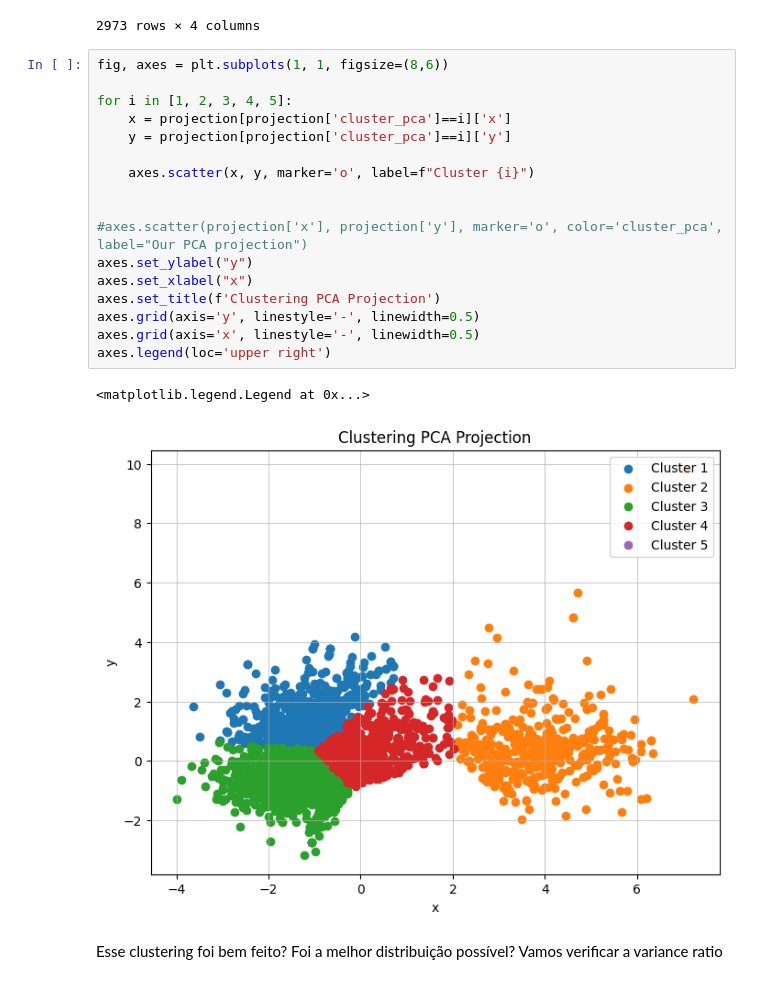
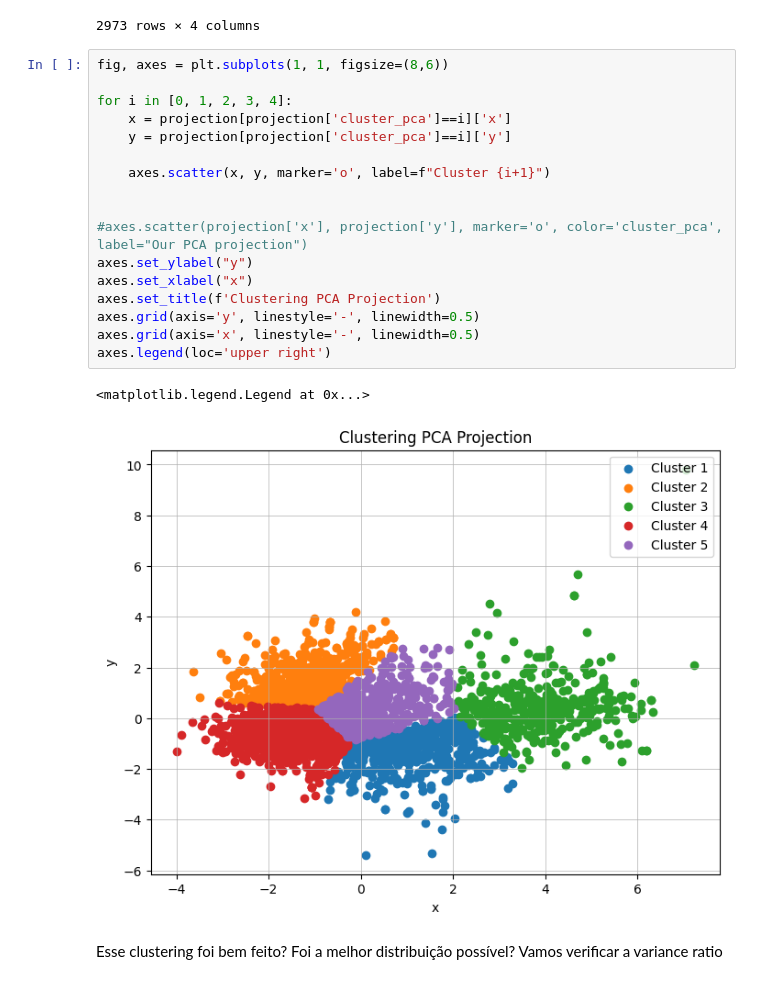
Before and after one commit to Shnrqpdr/spotify-recomendator, a Jupyter notebook: spotify-nb.ipynb, the cells around one changed output. Drawn from its saved outputs; the diff is of its cells as text.

Commit message:
Fix clustering plot

```diff
--- a/spotify-nb.ipynb
+++ b/spotify-nb.ipynb
@@ -284,23 +284,23 @@ projection
 # %%
 fig, axes = plt.subplots(1, 1, figsize=(8,6))
 
-for i in [1, 2, 3, 4, 5]:
+for i in [0, 1, 2, 3, 4]:
     x = projection[projection['cluster_pca']==i]['x']
     y = projection[projection['cluster_pca']==i]['y']
 
-    axes.scatter(x, y, marker='o', label=f"Cluster {i}")
+    axes.scatter(x, y, marker='o', label=f"Cluster {i+1}")
 
 
 #axes.scatter(projection['x'], projection['y'], marker='o', color='cluster_pca', label="Our PCA projection")
 axes.set_ylabel("y")
 axes.set_xlabel("x")
 axes.set_title(f'Clustering PCA Projection')
 axes.grid(axis='y', linestyle='-', linewidth=0.5)
 axes.grid(axis='x', linestyle='-', linewidth=0.5)
 axes.legend(loc='upper right')
 # %% [output]
 <matplotlib.legend.Legend at 0x...>
-[figure, old version]
+[figure, new version]
 # %% [markdown]
 Esse clustering foi bem feito? Foi a melhor distribuição possível? Vamos verificar a variance ratio
 # %%
```
Also changed, not shown: parts of 1 cell of this notebook.
